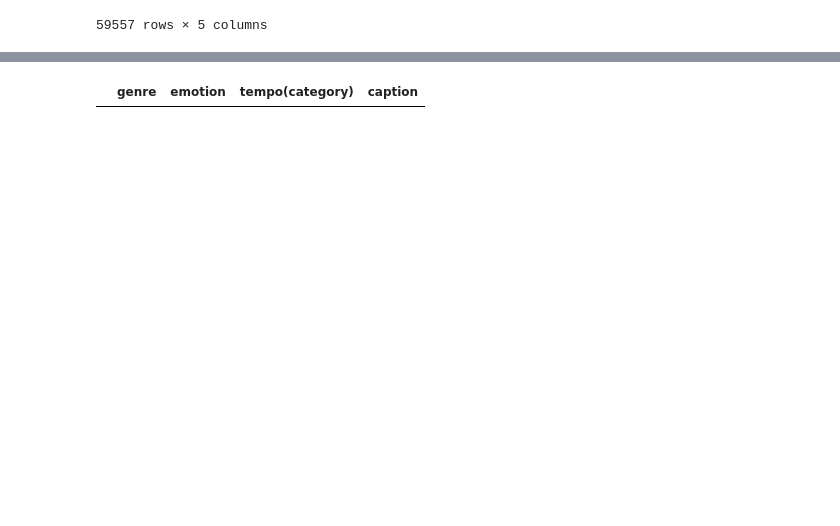
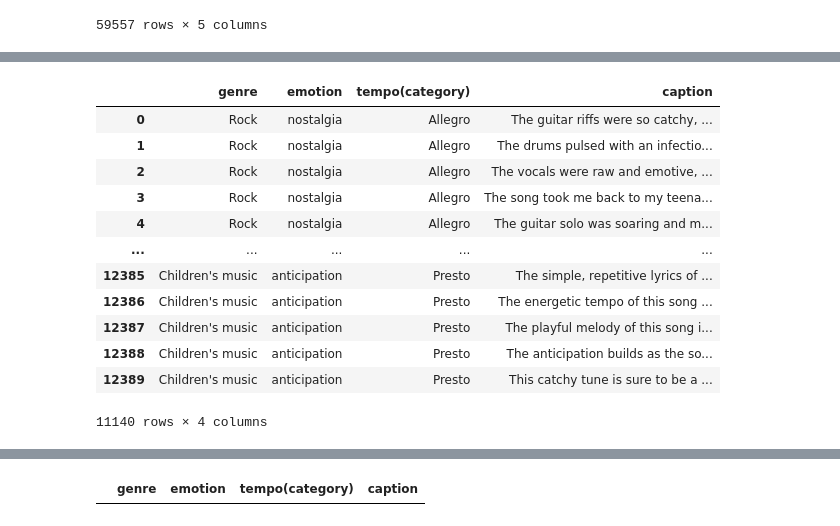
Before and after one commit to SangGank/LEVEL3, a Jupyter notebook: data_concat.ipynb, the cells around one changed output, grey strips where cells are left out. Drawn from its saved outputs; the diff is of its cells as text; code cells hidden in the pictures; blank space fills up the shorter version.

```diff
--- a/data_concat.ipynb
+++ b/data_concat.ipynb
@@ -49,2 +58,17 @@ data_1
 # %%
 data_2 = data_2[data_2.genre != 'World']
+data_2
+# %% [output]
+|  | genre | emotion | tempo(category) | caption |
+| 0 | Rock | nostalgia | Allegro | The guitar riffs were so catchy, ... |
+| 1 | Rock | nostalgia | Allegro | The drums pulsed with an infectio... |
+| 2 | Rock | nostalgia | Allegro | The vocals were raw and emotive, ... |
+| 3 | Rock | nostalgia | Allegro | The song took me back to my teena... |
+| 4 | Rock | nostalgia | Allegro | The guitar solo was soaring and m... |
+| ... | ... | ... | ... | ... |
+| 12385 | Children's music | anticipation | Presto | The simple, repetitive lyrics of ... |
+| 12386 | Children's music | anticipation | Presto | The energetic tempo of this song ... |
+| 12387 | Children's music | anticipation | Presto | The playful melody of this song i... |
+| 12388 | Children's music | anticipation | Presto | The anticipation builds as the so... |
+| 12389 | Children's music | anticipation | Presto | This catchy tune is sure to be a ... |
+11140 rows × 4 columns
```
Also changed, not shown: parts of 21 cells of this notebook, 16 other files.
